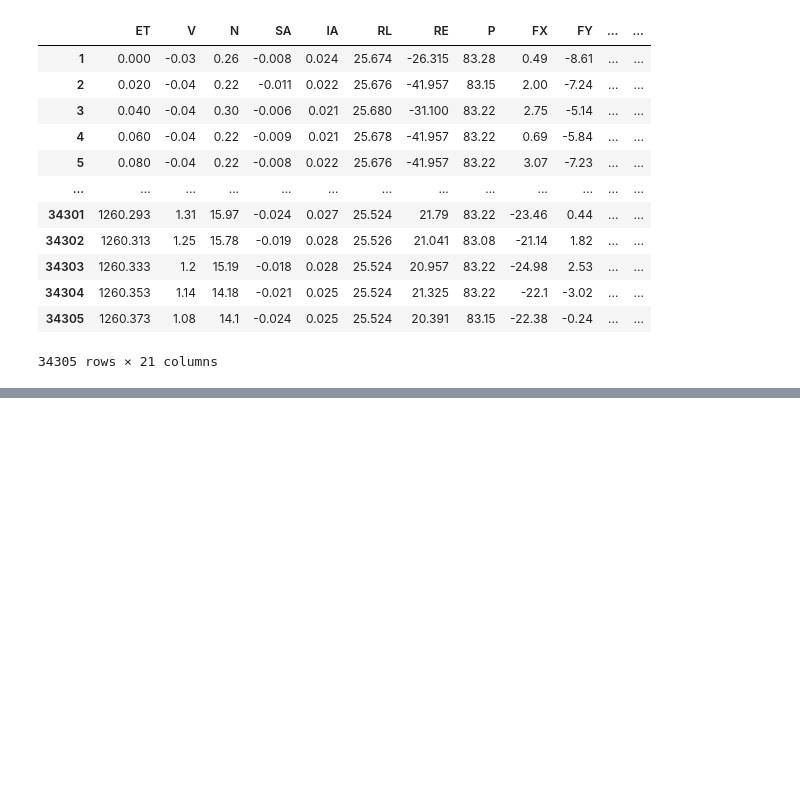
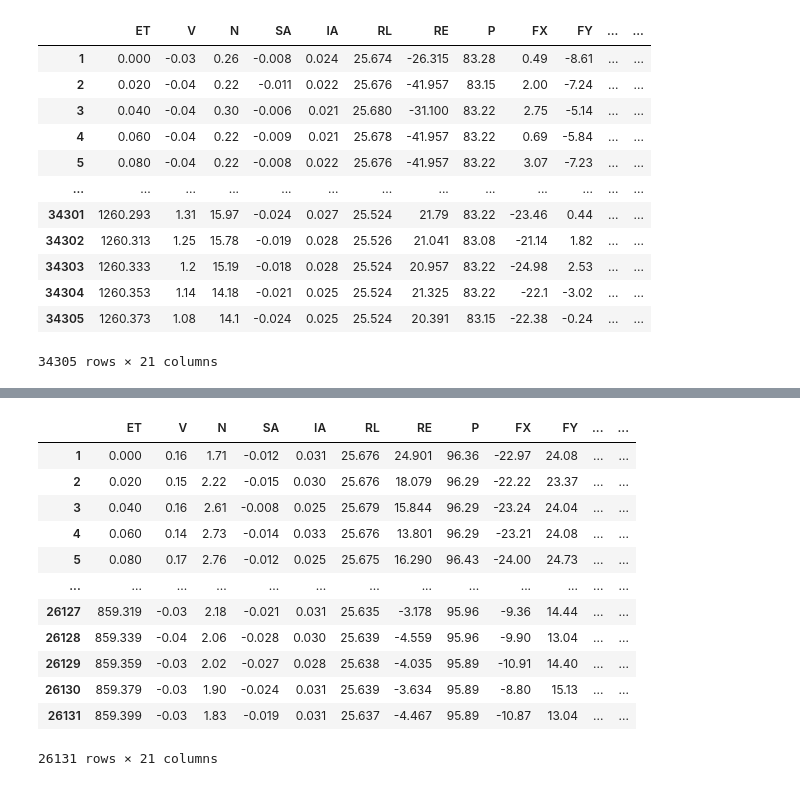
Before and after one commit to Formula-Electric-Berkeley/FEBSim, a Jupyter notebook: TireSim/NickTireSimInteractive.ipynb, the cells around one changed output, grey strips where cells are left out. Cells and saved outputs as stored; diff of their text form; code cells hidden in the pictures; blank space fills up the shorter version.

```diff
--- a/TireSim/NickTireSimInteractive.ipynb
+++ b/TireSim/NickTireSimInteractive.ipynb
@@ -641,0 +792,16 @@ Columns (0,1,2,3,4,5,6,7,8,9,10,11,12,13,14,15,16,17,18,19,20) have mixed types.
+# %%
+data
+# %% [output]
+|  | ET | V | N | SA | IA | RL | RE | P | FX | FY | ... | ... |
+| 1 | 0.000 | 0.16 | 1.71 | -0.012 | 0.031 | 25.676 | 24.901 | 96.36 | -22.97 | 24.08 | ... | ... |
+| 2 | 0.020 | 0.15 | 2.22 | -0.015 | 0.030 | 25.676 | 18.079 | 96.29 | -22.22 | 23.37 | ... | ... |
+| 3 | 0.040 | 0.16 | 2.61 | -0.008 | 0.025 | 25.679 | 15.844 | 96.29 | -23.24 | 24.04 | ... | ... |
+| 4 | 0.060 | 0.14 | 2.73 | -0.014 | 0.033 | 25.676 | 13.801 | 96.29 | -23.21 | 24.08 | ... | ... |
+| 5 | 0.080 | 0.17 | 2.76 | -0.012 | 0.025 | 25.675 | 16.290 | 96.43 | -24.00 | 24.73 | ... | ... |
+| ... | ... | ... | ... | ... | ... | ... | ... | ... | ... | ... | ... | ... |
+| 26127 | 859.319 | -0.03 | 2.18 | -0.021 | 0.031 | 25.635 | -3.178 | 95.96 | -9.36 | 14.44 | ... | ... |
+| 26128 | 859.339 | -0.04 | 2.06 | -0.028 | 0.030 | 25.639 | -4.559 | 95.96 | -9.90 | 13.04 | ... | ... |
+| 26129 | 859.359 | -0.03 | 2.02 | -0.027 | 0.028 | 25.638 | -4.035 | 95.89 | -10.91 | 14.40 | ... | ... |
+| 26130 | 859.379 | -0.03 | 1.90 | -0.024 | 0.031 | 25.639 | -3.634 | 95.89 | -8.80 | 15.13 | ... | ... |
+| 26131 | 859.399 | -0.03 | 1.83 | -0.019 | 0.031 | 25.637 | -4.467 | 95.89 | -10.87 | 13.04 | ... | ... |
+26131 rows × 21 columns
```
Also changed, not shown: parts of 4 cells of this notebook, 1 other file.
